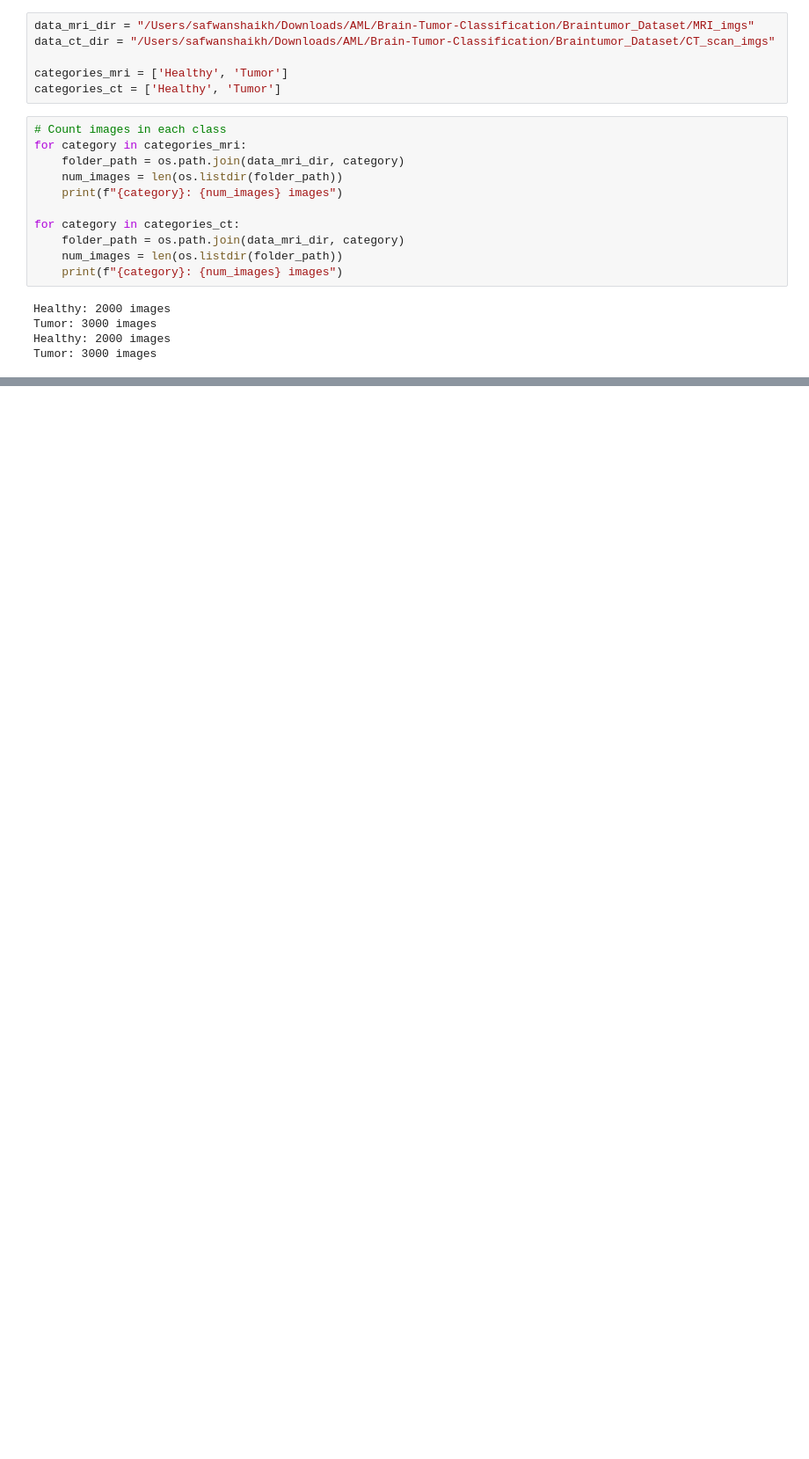
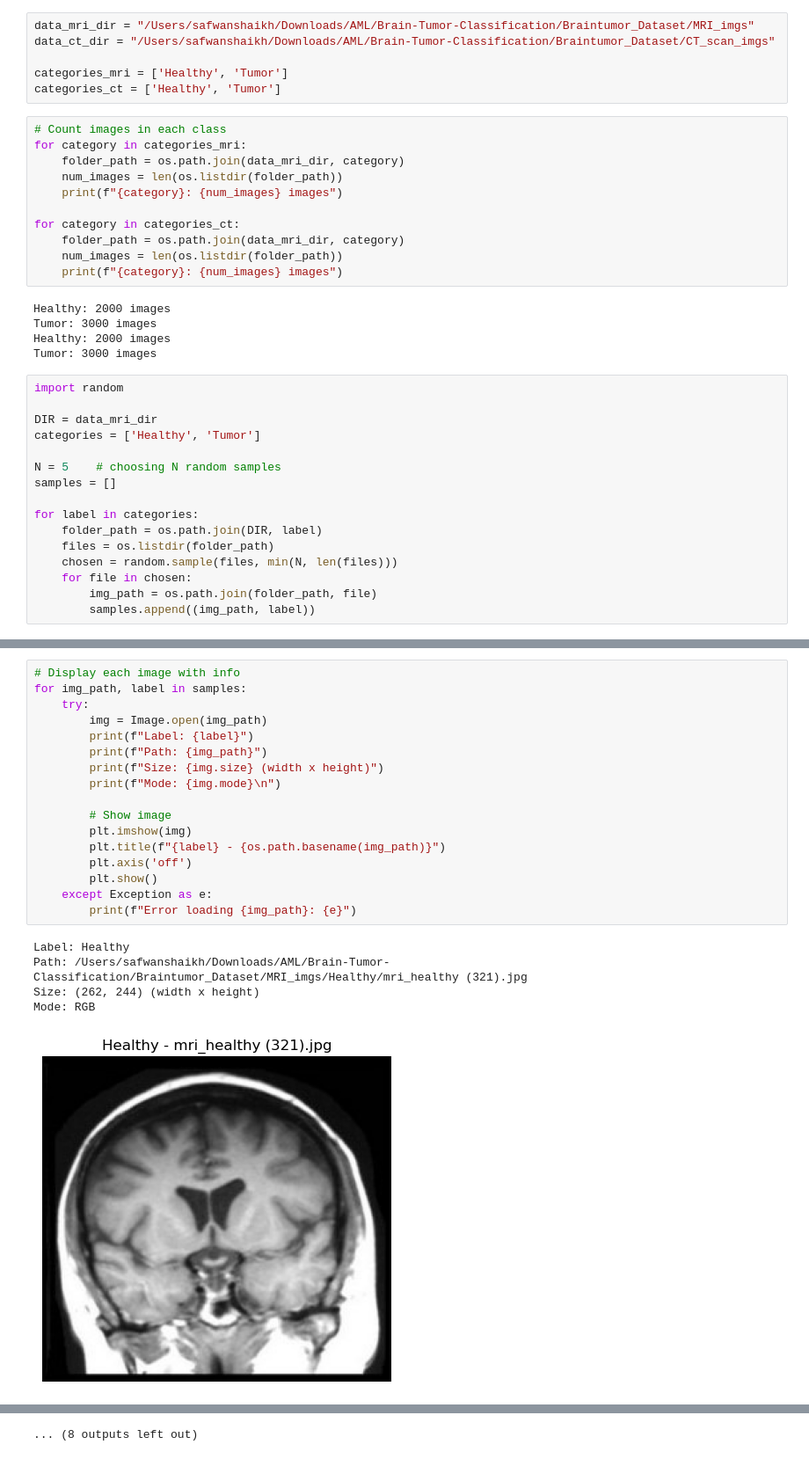
Before and after one commit to Safwanny/Brain-Tumor-Classification, a Jupyter notebook: Brain_tumor_Data_explore.ipynb, the cells around one changed output, grey strips where cells are left out. Shown at 88% size. Drawn from its saved outputs; the diff is of its cells as text; blank space fills up the shorter version.

Commit message:
data visualization

```diff
--- a/Brain_tumor_Data_explore.ipynb
+++ b/Brain_tumor_Data_explore.ipynb
@@ -28,3 +26,19 @@ Healthy: 2000 images
 Tumor: 3000 images
 Healthy: 2000 images
 Tumor: 3000 images
+# %%
+import random
+
+DIR = data_mri_dir
+categories = ['Healthy', 'Tumor']
+
+N = 5    # choosing N random samples
+samples = []
+
+for label in categories:
+    folder_path = os.path.join(DIR, label)
+    files = os.listdir(folder_path)
+    chosen = random.sample(files, min(N, len(files)))
+    for file in chosen:
+        img_path = os.path.join(folder_path, file)
+        samples.append((img_path, label))
@@ -30,0 +53,23 @@ Tumor: 3000 images
+# %%
+# Display each image with info
+for img_path, label in samples:
+    try:
+        img = Image.open(img_path)
+        print(f"Label: {label}")
+        print(f"Path: {img_path}")
+        print(f"Size: {img.size} (width x height)")
+        print(f"Mode: {img.mode}\n")
+
+        # Show image
+        plt.imshow(img)
+        plt.title(f"{label} - {os.path.basename(img_path)}")
+        plt.axis('off')
+        plt.show()
+    except Exception as e:
+        print(f"Error loading {img_path}: {e}")
+# %% [output]
+Label: Healthy
+Path: /Users/safwanshaikh/Downloads/AML/Brain-Tumor-Classification/Braintumor_Dataset/MRI_imgs/Healthy/mri_healthy (321).jpg
+Size: (262, 244) (width x height)
+Mode: RGB
+[figure, added]
@@ -30,0 +101 @@ Tumor: 3000 images
+... (8 outputs left out)
```
Also changed, not shown: parts of 4 cells of this notebook.
